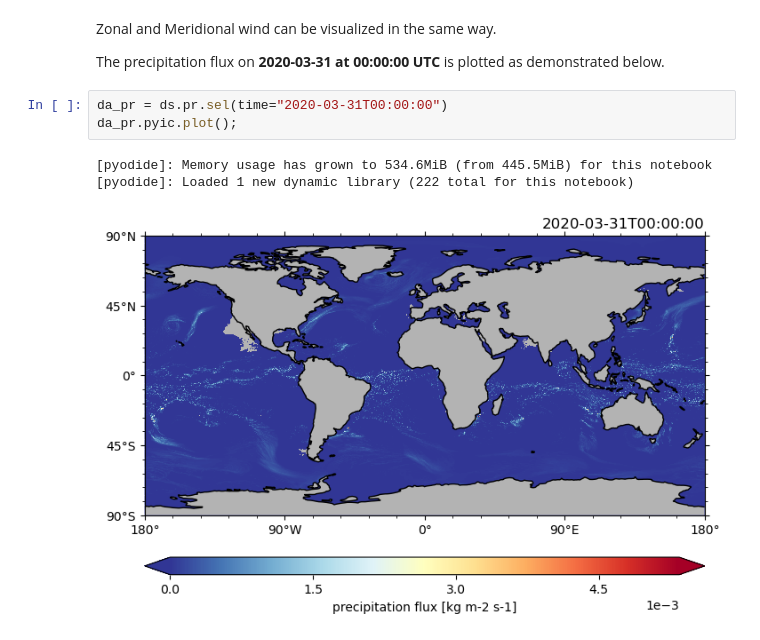
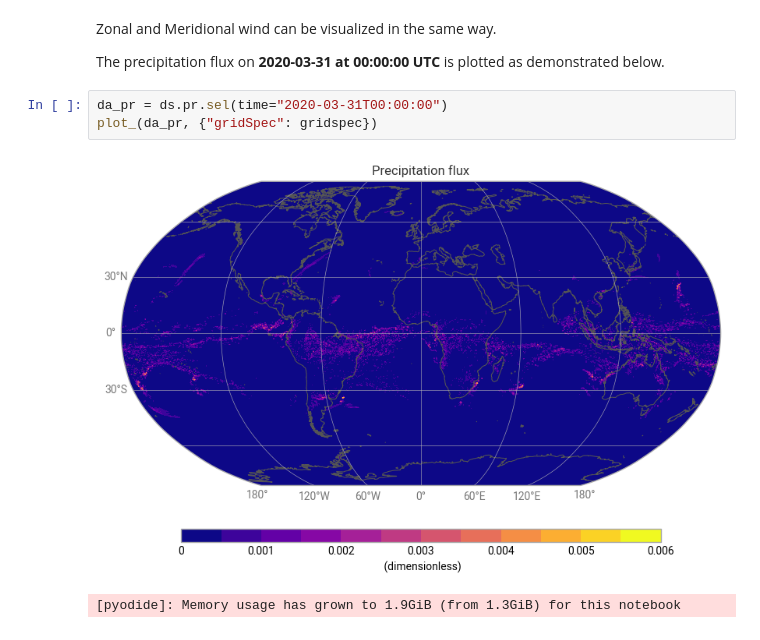
Before and after one commit to climet-eu/compression-lab-notebooks, a Jupyter notebook: 04-example-datasets/03-NextGEMS.ipynb, the cells around one changed output. Saved outputs shown, nothing was run; the diff lists cells and outputs as text.

```diff
--- a/04-example-datasets/03-NextGEMS.ipynb
+++ b/04-example-datasets/03-NextGEMS.ipynb
@@ -229,8 +276,7 @@ Zonal and Meridional wind can be visualized in the same way.
 The precipitation flux on **2020-03-31 at 00:00:00 UTC** is plotted as demonstrated below.
 # %%
 da_pr = ds.pr.sel(time="2020-03-31T00:00:00")
-da_pr.pyic.plot();
+plot_(da_pr, {"gridSpec": gridspec})
 # %% [output]
+[figure, new version]
-[pyodide]: Memory usage has grown to 534.6MiB (from 445.5MiB) for this notebook
-[pyodide]: Loaded 1 new dynamic library (222 total for this notebook)
+[pyodide]: Memory usage has grown to 1.9GiB (from 1.3GiB) for this notebook
-[figure, old version]
```
Also changed, not shown: parts of 9 cells of this notebook.
